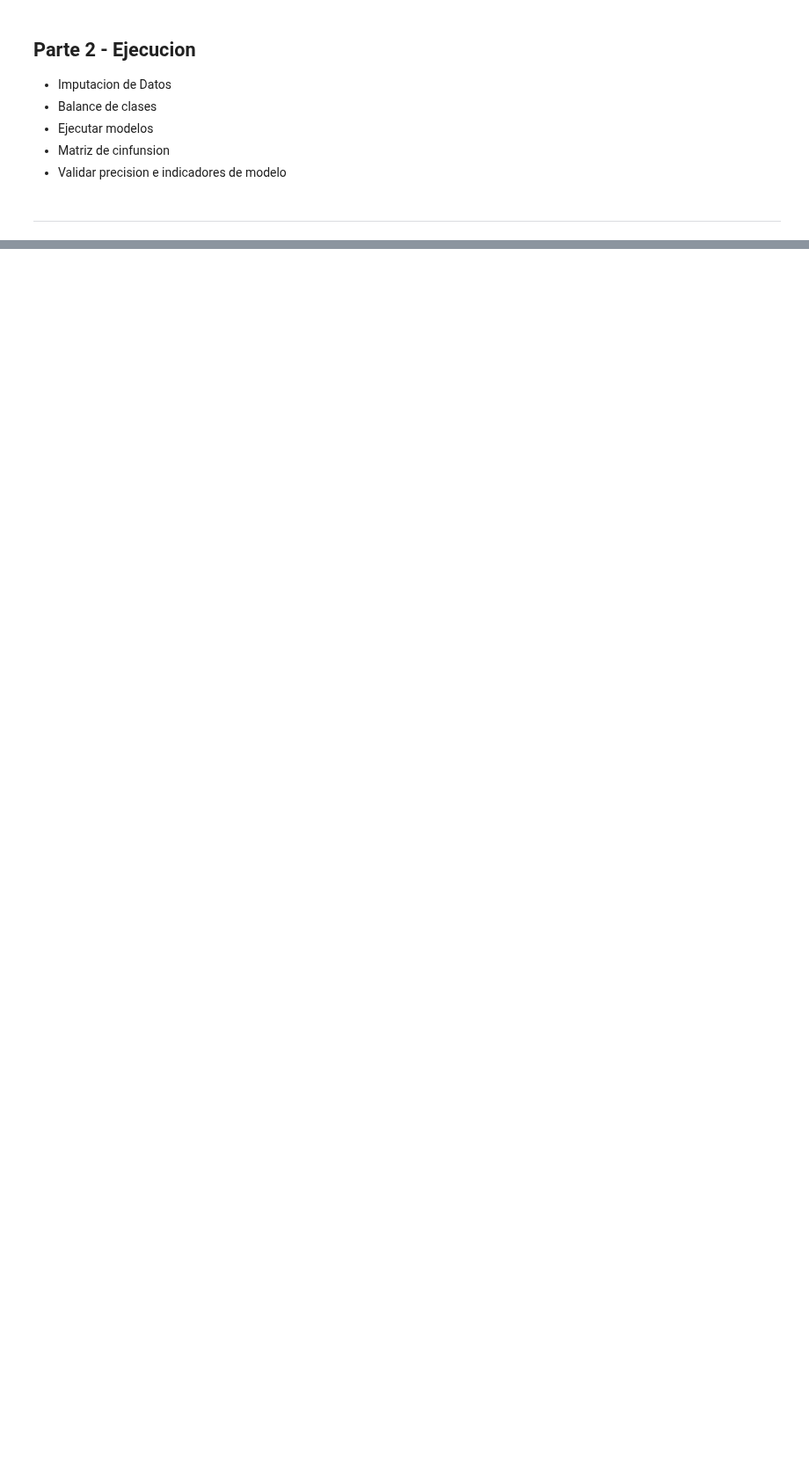
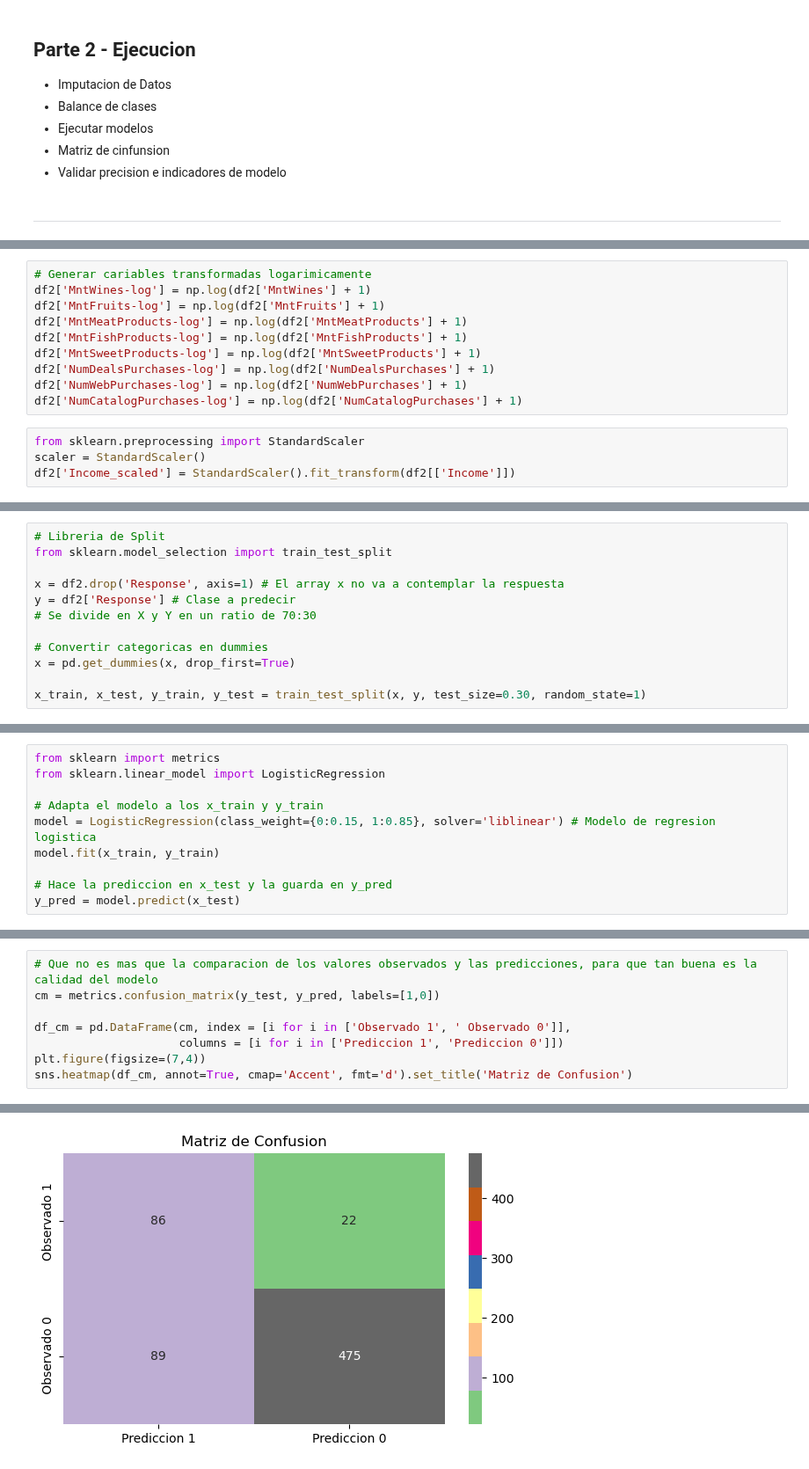
Before and after one commit to BryanHs20/Python-para-Data-Analyst, a Jupyter notebook: Python Avanzado/Machine Learning/Machine Learning.ipynb, the cells around one changed output, grey strips where cells are left out. Shown at 88% size. Drawn from its saved outputs; the diff is of its cells as text; blank space fills up the shorter version.

```diff
--- a/Python Avanzado/Machine Learning/Machine Learning.ipynb
+++ b/Python Avanzado/Machine Learning/Machine Learning.ipynb
@@ -462,0 +678,14 @@ x_train.head(5)
+# %%
+# Generar cariables transformadas logarimicamente
+df2['MntWines-log'] = np.log(df2['MntWines'] + 1)
+df2['MntFruits-log'] = np.log(df2['MntFruits'] + 1)
+df2['MntMeatProducts-log'] = np.log(df2['MntMeatProducts'] + 1)
+df2['MntFishProducts-log'] = np.log(df2['MntFishProducts'] + 1)
+df2['MntSweetProducts-log'] = np.log(df2['MntSweetProducts'] + 1)
+df2['NumDealsPurchases-log'] = np.log(df2['NumDealsPurchases'] + 1)
+df2['NumWebPurchases-log'] = np.log(df2['NumWebPurchases'] + 1)
+df2['NumCatalogPurchases-log'] = np.log(df2['NumCatalogPurchases'] + 1)
+# %%
+from sklearn.preprocessing import StandardScaler
+scaler = StandardScaler()
+df2['Income_scaled'] = StandardScaler().fit_transform(df2[['Income']])
@@ -462,0 +695,12 @@ x_train.head(5)
+# %%
+# Libreria de Split
+from sklearn.model_selection import train_test_split
+
+x = df2.drop('Response', axis=1) # El array x no va a contemplar la respuesta
+y = df2['Response'] # Clase a predecir
+# Se divide en X y Y en un ratio de 70:30
+
+# Convertir categoricas en dummies
+x = pd.get_dummies(x, drop_first=True)
+
+x_train, x_test, y_train, y_test = train_test_split(x, y, test_size=0.30, random_state=1)
@@ -462,0 +726,10 @@ x_train.head(5)
+# %%
+from sklearn import metrics
+from sklearn.linear_model import LogisticRegression
+
+# Adapta el modelo a los x_train y y_train
+model = LogisticRegression(class_weight={0:0.15, 1:0.85}, solver='liblinear') # Modelo de regresion logistica
+model.fit(x_train, y_train)
+
+# Hace la prediccion en x_test y la guarda en y_pred
+y_pred = model.predict(x_test)
@@ -462,0 +800,9 @@ x_train.head(5)
+# %%
+# Que no es mas que la comparacion de los valores observados y las predicciones, para que tan buena es la calidad del modelo
+cm = metrics.confusion_matrix(y_test, y_pred, labels=[1,0])
+
+df_cm = pd.DataFrame(cm, index = [i for i in ['Observado 1', ' Observado 0']],
+                     columns = [i for i in ['Prediccion 1', 'Prediccion 0']])
+plt.figure(figsize=(7,4))
+sns.heatmap(df_cm, annot=True, cmap='Accent', fmt='d').set_title('Matriz de Confusion')
+# %% [output]
@@ -462,0 +810 @@ x_train.head(5)
+[figure, added]
```
Also changed, not shown: parts of 50 cells of this notebook, 1 other file.
